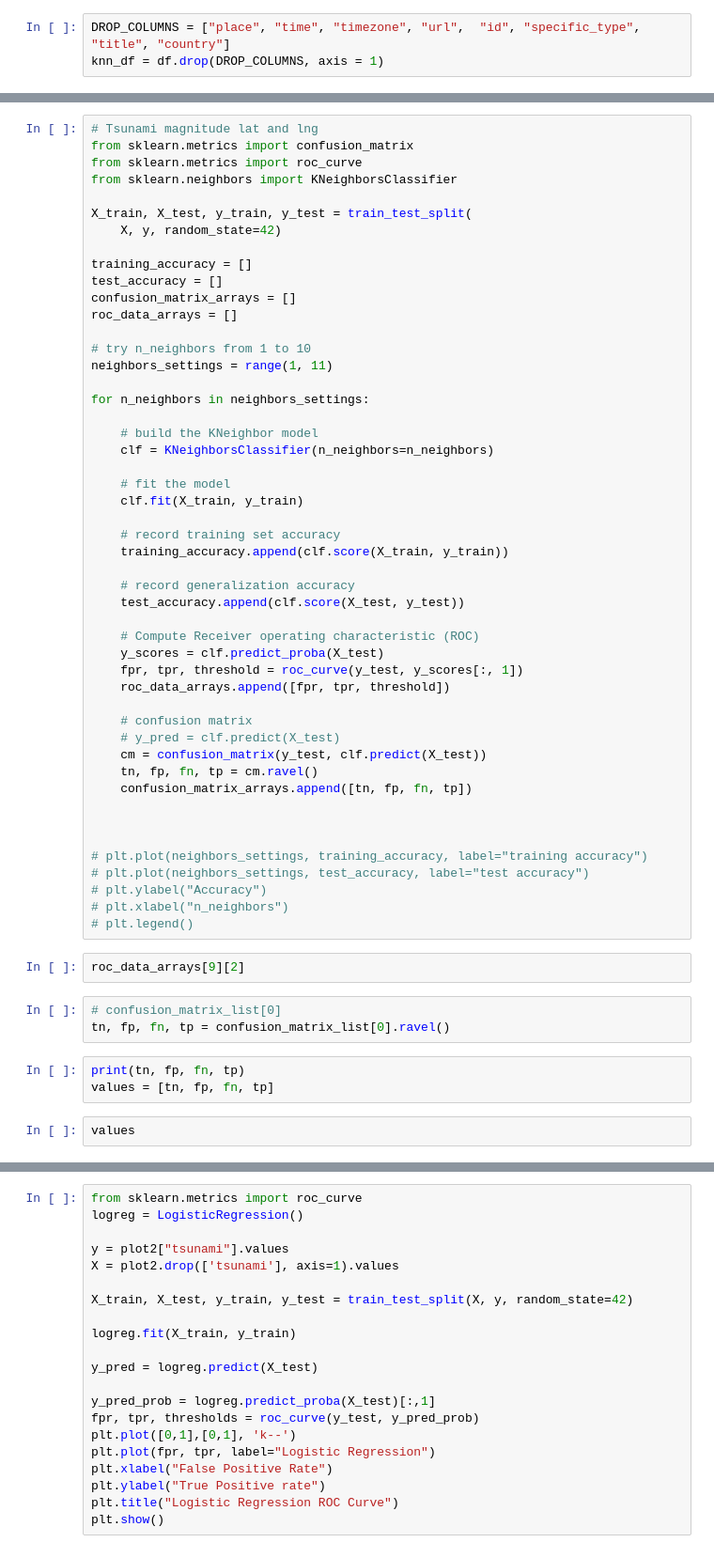
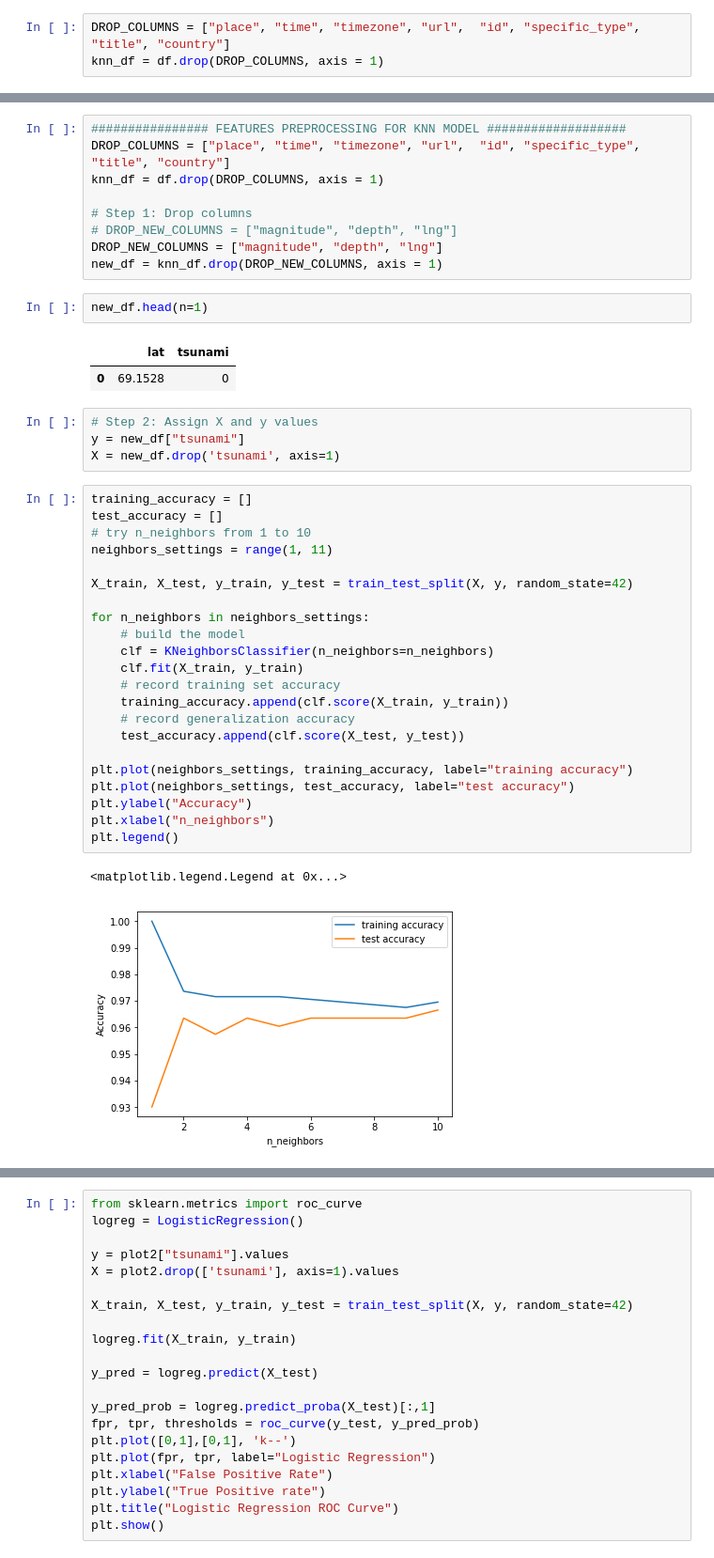
Before and after one commit to navydoc77/earthquakes, a Jupyter notebook: tsunami and specific type.ipynb, the cells around one changed output, grey strips where cells are left out. Shown: that part at 94% size. Drawn from its saved outputs; the diff is of its cells as text.

```diff
--- a/tsunami and specific type.ipynb
+++ b/tsunami and specific type.ipynb
@@ -253,59 +328,43 @@ X = knn_df.drop('tsunami', axis=1).values
+# %%
+################ FEATURES PREPROCESSING FOR KNN MODEL ###################
+DROP_COLUMNS = ["place", "time", "timezone", "url",  "id", "specific_type", "title", "country"]
+knn_df = df.drop(DROP_COLUMNS, axis = 1)
+
+# Step 1: Drop columns
+# DROP_NEW_COLUMNS = ["magnitude", "depth", "lng"]
+DROP_NEW_COLUMNS = ["magnitude", "depth", "lng"]
+new_df = knn_df.drop(DROP_NEW_COLUMNS, axis = 1)
+# %%
+new_df.head(n=1)
+# %% [output]
+|  | lat | tsunami |
+| 0 | 69.1528 | 0 |
+# %%
+# Step 2: Assign X and y values
+y = new_df["tsunami"]
+X = new_df.drop('tsunami', axis=1)
 # %%
-# Tsunami magnitude lat and lng
-from sklearn.metrics import confusion_matrix
-from sklearn.metrics import roc_curve
-from sklearn.neighbors import KNeighborsClassifier
-
-X_train, X_test, y_train, y_test = train_test_split(
-    X, y, random_state=42)
-
 training_accuracy = []
 test_accuracy = []
-confusion_matrix_arrays = []
-roc_data_arrays = []
-
 # try n_neighbors from 1 to 10
 neighbors_settings = range(1, 11)
 
+X_train, X_test, y_train, y_test = train_test_split(X, y, random_state=42)
+
 for n_neighbors in neighbors_settings:
-
-    # build the KNeighbor model
+    # build the model
     clf = KNeighborsClassifier(n_neighbors=n_neighbors)
-
-    # fit the model
     clf.fit(X_train, y_train)
-
     # record training set accuracy
     training_accuracy.append(clf.score(X_train, y_train))
-
     # record generalization accuracy
     test_accuracy.append(clf.score(X_test, y_test))
 
-    # Compute Receiver operating characteristic (ROC)
-    y_scores = clf.predict_proba(X_test)
-    fpr, tpr, threshold = roc_curve(y_test, y_scores[:, 1])
-    roc_data_arrays.append([fpr, tpr, threshold])
-
-    # confusion matrix
-    # y_pred = clf.predict(X_test)
-    cm = confusion_matrix(y_test, clf.predict(X_test))
-    tn, fp, fn, tp = cm.ravel()
-    confusion_matrix_arrays.append([tn, fp, fn, tp])
-
-
-
-# plt.plot(neighbors_settings, training_accuracy, label="training accuracy")
-# plt.plot(neighbors_settings, test_accuracy, label="test accuracy")
-# plt.ylabel("Accuracy")
-# plt.xlabel("n_neighbors")
-# plt.legend()
+plt.plot(neighbors_settings, training_accuracy, label="training accuracy")
+plt.plot(neighbors_settings, test_accuracy, label="test accuracy")
+plt.ylabel("Accuracy")
+plt.xlabel("n_neighbors")
+plt.legend()
+# %% [output]
+<matplotlib.legend.Legend at 0x...>
+[figure, added]
-# %%
-roc_data_arrays[9][2]
-# %%
-# confusion_matrix_list[0]
-tn, fp, fn, tp = confusion_matrix_list[0].ravel()
-# %%
-print(tn, fp, fn, tp)
-values = [tn, fp, fn, tp]
-# %%
-values
```
Also changed, not shown: parts of 14 cells of this notebook, 3 other files.
